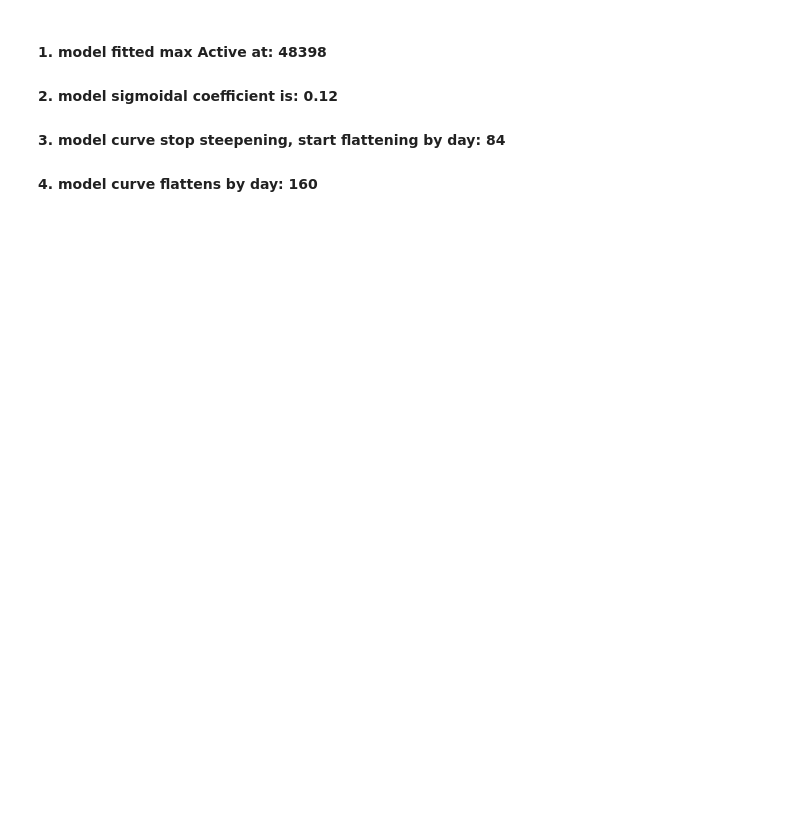
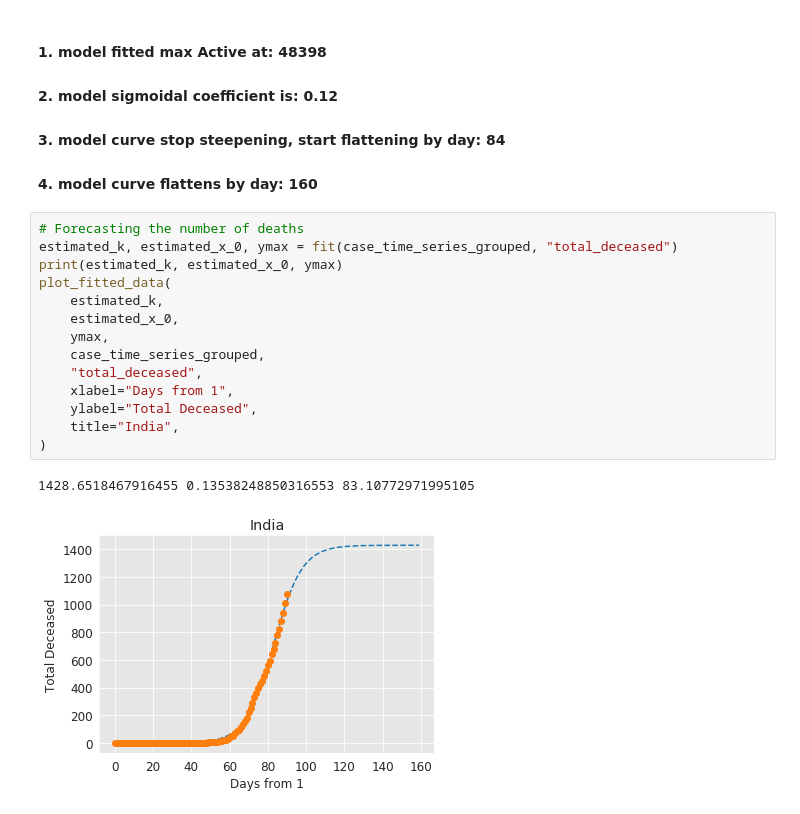
Before and after one commit to vik228/deeplearning_ai, a Jupyter notebook: kaggle_problems/Covid19 - Analysis and forecasting for India.ipynb, the cells around one changed output. Drawn from its saved outputs; the diff is of its cells as text; blank space fills up the shorter version.

Commit message:
added prediction for deaths

```diff
--- a/kaggle_problems/Covid19 - Analysis and forecasting for India.ipynb
+++ b/kaggle_problems/Covid19 - Analysis and forecasting for India.ipynb
@@ -449,3 +469,20 @@ RangeIndex(start=0, stop=91, step=1)
 #### 2. model sigmoidal coefficient is: 0.12
 #### 3. model curve stop steepening, start flattening by day: 84
 #### 4. model curve flattens by day: 160
+# %%
+# Forecasting the number of deaths
+estimated_k, estimated_x_0, ymax = fit(case_time_series_grouped, "total_deceased")
+print(estimated_k, estimated_x_0, ymax)
+plot_fitted_data(
+    estimated_k,
+    estimated_x_0,
+    ymax,
+    case_time_series_grouped,
+    "total_deceased",
+    xlabel="Days from 1",
+    ylabel="Total Deceased",
+    title="India",
+)
+# %% [output]
+1428.6518467916455 0.13538248850316553 83.10772971995105
+[figure, added]
```
Also changed, not shown: parts of 4 cells of this notebook.
